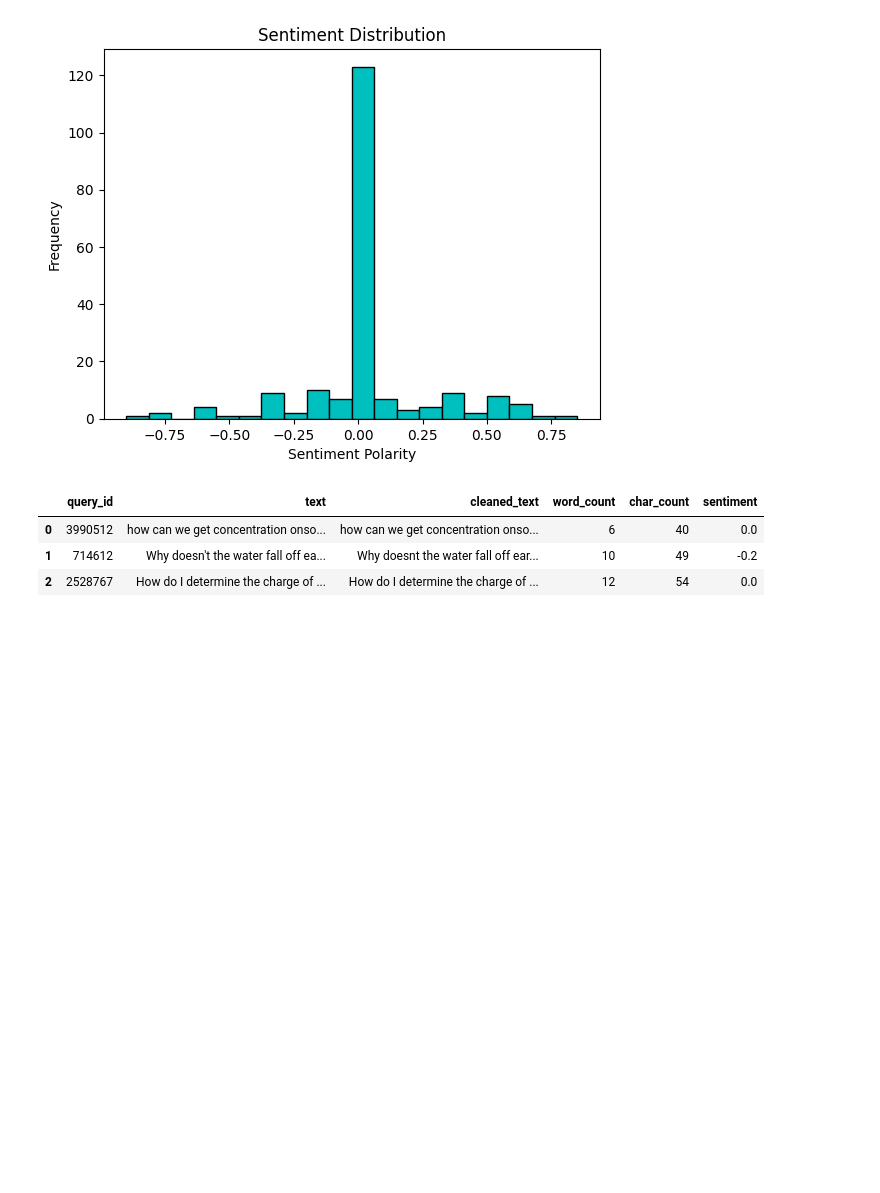
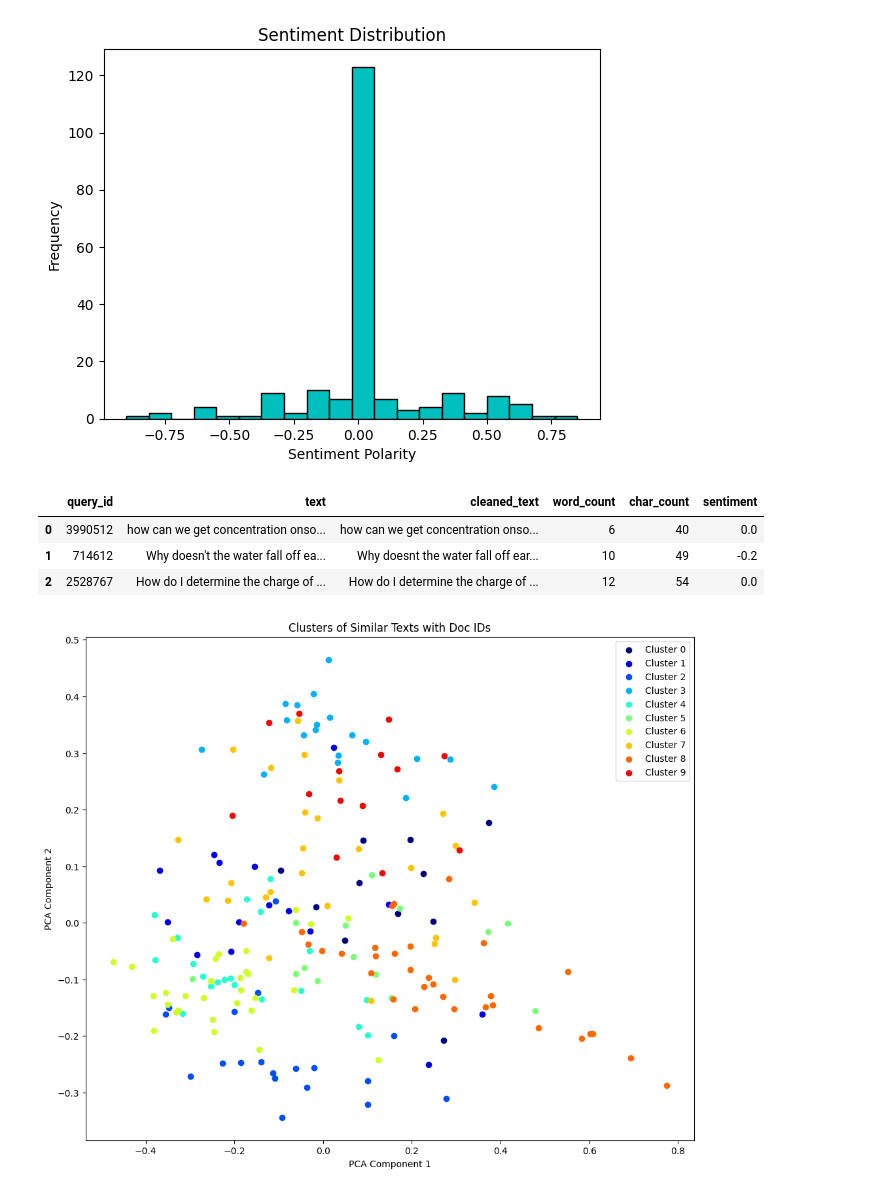
Before and after one commit to anedun2/Retrieval_and_Rerank, a Jupyter notebook: EDA.ipynb, the cells around one changed output. Drawn from its saved outputs; the diff is of its cells as text; code cells hidden in the pictures; blank space fills up the shorter version.

```diff
--- a/EDA.ipynb
+++ b/EDA.ipynb
@@ -355,0 +434,27 @@ df_queries.head(3)
+# %%
+cosine_similarities = cosine_similarity(query_embeddings)
+
+# Apply PCA for dimensionality reduction
+pca = PCA(n_components=2)
+pca_embeddings = pca.fit_transform(cosine_similarities)
+# %%
+# Apply KMeans clustering
+num_clusters = 10 # You can adjust the number of clusters
+kmeans = KMeans(n_clusters=num_clusters, random_state=0)
+cluster_labels = kmeans.fit_predict(query_embeddings)
+# %%
+# Create a list to store the coordinates and doc_ids
+coordinates = []
+query_ids_list = []
+
+for cluster_id in range(num_clusters):
+    cluster_points = pca_embeddings[cluster_labels == cluster_id]
+    query_ids = df_queries['query_id'][cluster_labels == cluster_id]
+
+    for i, (x, y) in enumerate(cluster_points):
+        coordinates.append((x, y))
+        query_ids_list.append(query_ids.iloc[i])
+
+# Create a DataFrame with the coordinates and doc_ids
+query_coordinates_df = pd.DataFrame(coordinates, columns=['PCA_Component_1', 'PCA_Component_2'])
+query_coordinates_df['query_id'] = query_ids_list
@@ -355,0 +463,20 @@ df_queries.head(3)
+# %%
+
+# Create a scatter plot with annotations
+plt.figure(figsize=(12, 10))
+
+for cluster_id in range(num_clusters):
+    cluster_points = pca_embeddings[cluster_labels == cluster_id]
+    query_ids = df_queries['query_id'][cluster_labels == cluster_id]
+
+    for i, (x, y) in enumerate(cluster_points):
+        plt.scatter(x, y, label=f'Cluster {cluster_id}' if i == 0 else "", color=plt.cm.jet(cluster_id / num_clusters))
+        # plt.annotate(query_ids.iloc[i], (x, y), fontsize=8, alpha=0.7)
+
+plt.title('Clusters of Similar Texts with Doc IDs')
+plt.xlabel('PCA Component 1')
+plt.ylabel('PCA Component 2')
+plt.legend()
+plt.show()
+# %% [output]
+[figure, added]
```
Also changed, not shown: parts of 12 cells of this notebook, 1 other file.
